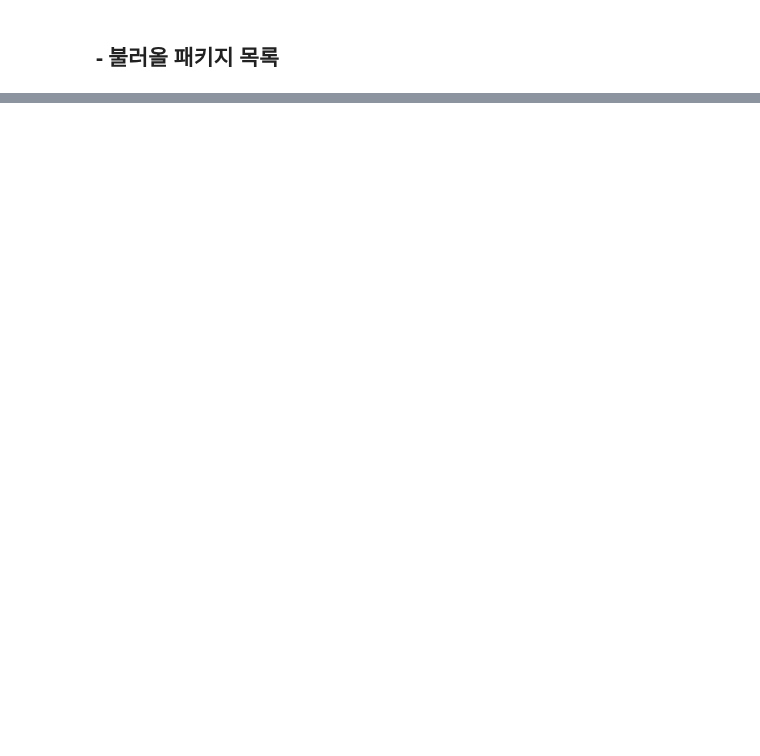
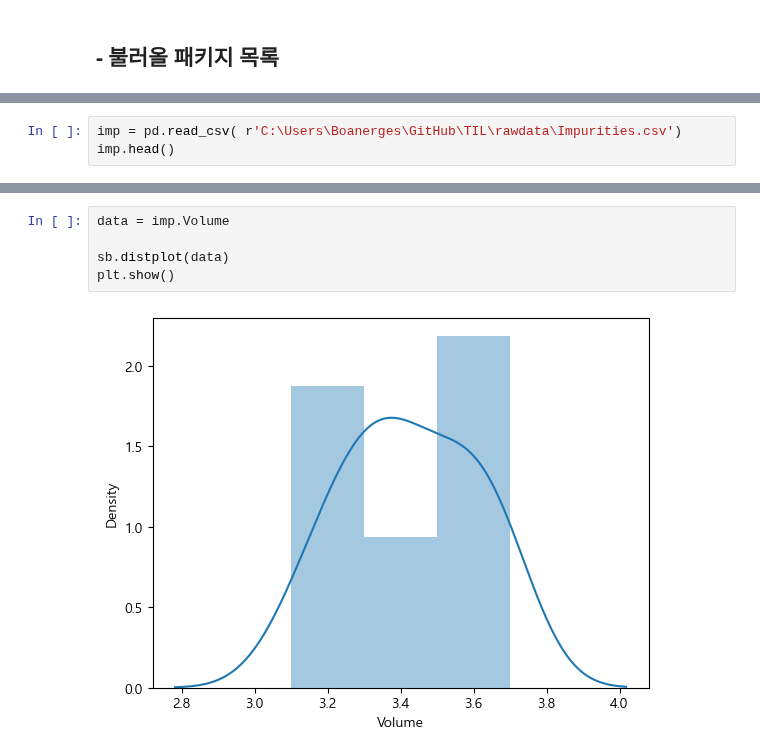
Before and after one commit to anjuiswhat/TIL, a Jupyter notebook: ADP_study/통계분석_statsmodels & SciPy.ipynb, the cells around one changed output, grey strips where cells are left out. Drawn from its saved outputs; the diff is of its cells as text; blank space fills up the shorter version.

```diff
--- a/ADP_study/통계분석_statsmodels & SciPy.ipynb
+++ b/ADP_study/통계분석_statsmodels & SciPy.ipynb
@@ -222,0 +469,3 @@ print()
+# %%
+imp = pd.read_csv( r'C:\Users\Boanerges\GitHub\TIL\rawdata\Impurities.csv')
+imp.head()
@@ -222,0 +479,7 @@ print()
+# %%
+data = imp.Volume
+
+sb.distplot(data)
+plt.show()
+# %% [output]
+[figure, added]
```
Also changed, not shown: parts of 81 cells of this notebook, 2 other files.
